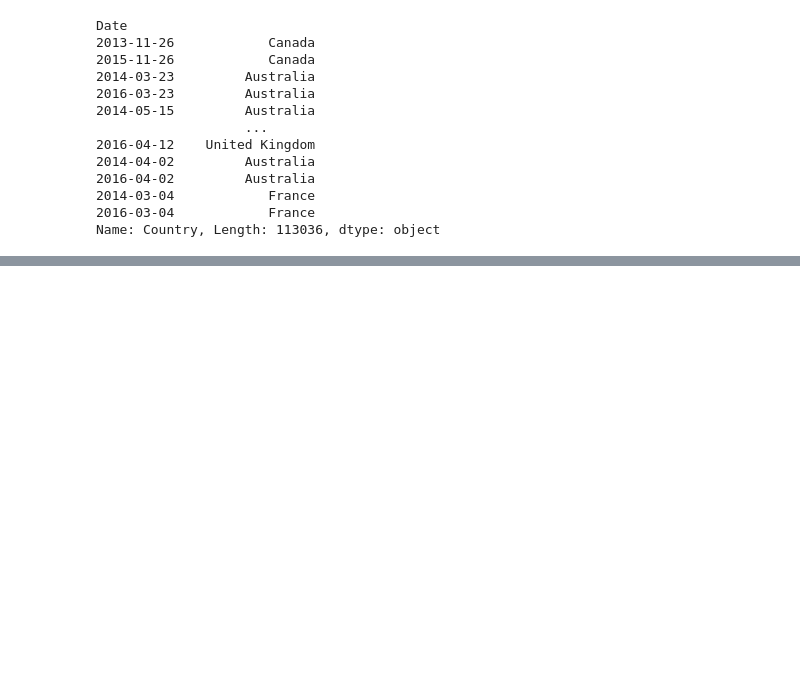
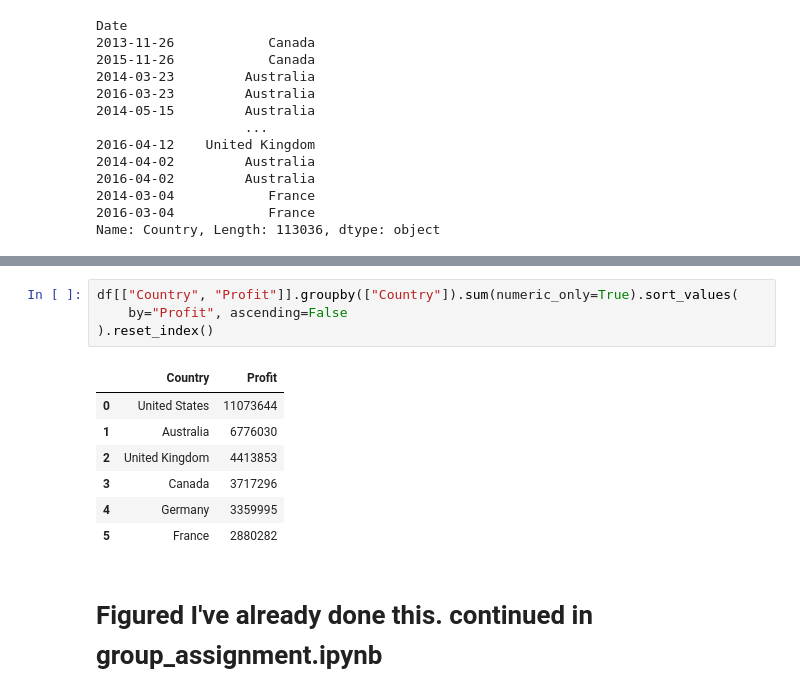
Before and after one commit to TonalLobster/AI_Engineering_Edwin_Lindblom, a Jupyter notebook: code_alongs/a1_repetition/bike_sales_eda.ipynb, the cells around one changed output, grey strips where cells are left out. Drawn from its saved outputs; the diff is of its cells as text; blank space fills up the shorter version.

```diff
--- a/code_alongs/a1_repetition/bike_sales_eda.ipynb
+++ b/code_alongs/a1_repetition/bike_sales_eda.ipynb
@@ -50,0 +190,14 @@ Name: Country, Length: 113036, dtype: object
+# %%
+df[["Country", "Profit"]].groupby(["Country"]).sum(numeric_only=True).sort_values(
+    by="Profit", ascending=False
+).reset_index()
+# %% [output]
+|  | Country | Profit |
+| 0 | United States | 11073644 |
+| 1 | Australia | 6776030 |
+| 2 | United Kingdom | 4413853 |
+| 3 | Canada | 3717296 |
+| 4 | Germany | 3359995 |
+| 5 | France | 2880282 |
+# %% [markdown]
+# Figured I've already done this. continued in group_assignment.ipynb
```
Also changed, not shown: parts of 14 cells of this notebook, 4 other files.
